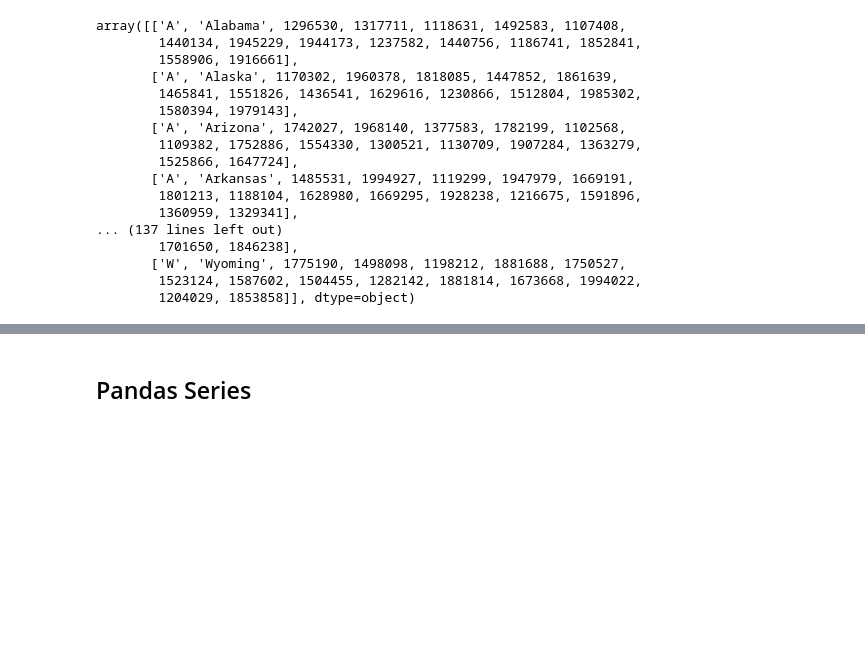
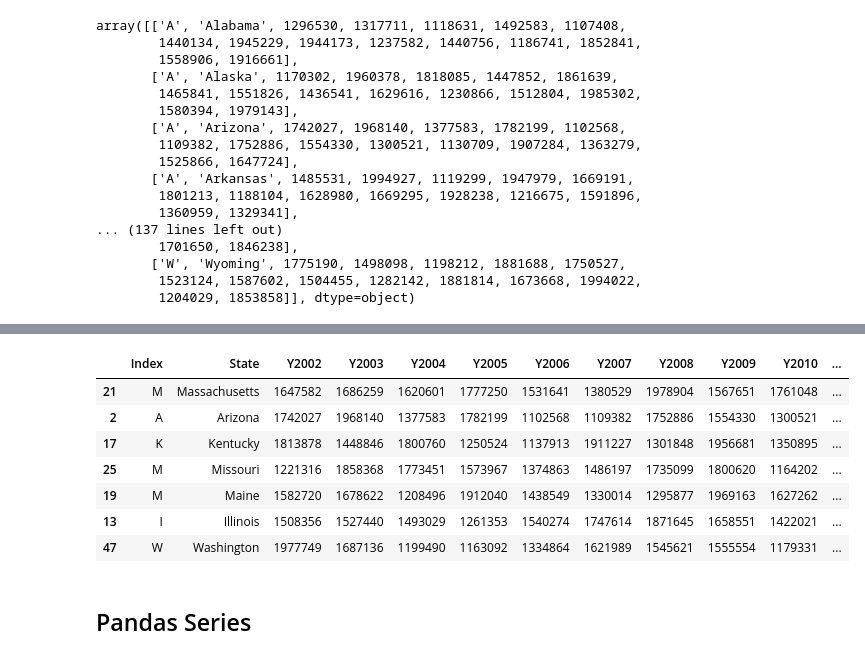
Before and after one commit to sumendar/FoundationOfStatsDSAIMLwithPython-june18, a Jupyter notebook: 07-PandasSeriesAndDataFrames/Notebook.ipynb, the cells around one changed output, grey strips where cells are left out. Saved outputs shown, nothing was run; the diff lists cells and outputs as text; code cells hidden in the pictures; blank space fills up the shorter version.

```diff
--- a/07-PandasSeriesAndDataFrames/Notebook.ipynb
+++ b/07-PandasSeriesAndDataFrames/Notebook.ipynb
@@ -138,3 +147,15 @@ data.describe()
+# %%
+data.sample(7)
+#a method that selects randomly 7 rows. It’s better to use .sample() than .head() if you don’t know how your data is sorted.
+# %% [output]
+|  | Index | State | Y2002 | Y2003 | Y2004 | Y2005 | Y2006 | Y2007 | Y2008 | Y2009 | Y2010 | ... |
+| 21 | M | Massachusetts | 1647582 | 1686259 | 1620601 | 1777250 | 1531641 | 1380529 | 1978904 | 1567651 | 1761048 | ... |
+| 2 | A | Arizona | 1742027 | 1968140 | 1377583 | 1782199 | 1102568 | 1109382 | 1752886 | 1554330 | 1300521 | ... |
+| 17 | K | Kentucky | 1813878 | 1448846 | 1800760 | 1250524 | 1137913 | 1911227 | 1301848 | 1956681 | 1350895 | ... |
+| 25 | M | Missouri | 1221316 | 1858368 | 1773451 | 1573967 | 1374863 | 1486197 | 1735099 | 1800620 | 1164202 | ... |
+| 19 | M | Maine | 1582720 | 1678622 | 1208496 | 1912040 | 1438549 | 1330014 | 1295877 | 1969163 | 1627262 | ... |
+| 13 | I | Illinois | 1508356 | 1527440 | 1493029 | 1261353 | 1540274 | 1747614 | 1871645 | 1658551 | 1422021 | ... |
+| 47 | W | Washington | 1977749 | 1687136 | 1199490 | 1163092 | 1334864 | 1621989 | 1545621 | 1555554 | 1179331 | ... |
 # %% [markdown]
 ## Pandas Series
 # %% [markdown]
```
Also changed, not shown: parts of 1 cell of this notebook, 8 other files.
